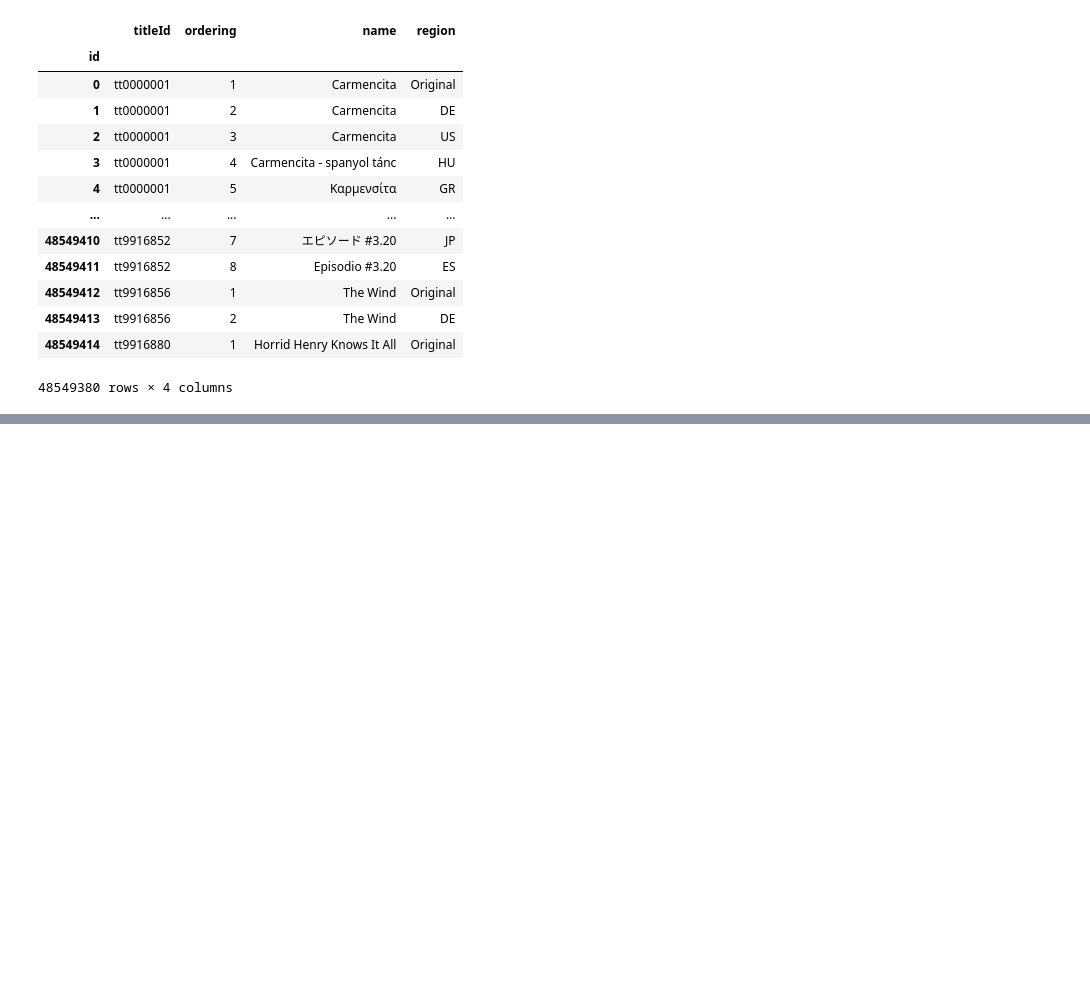
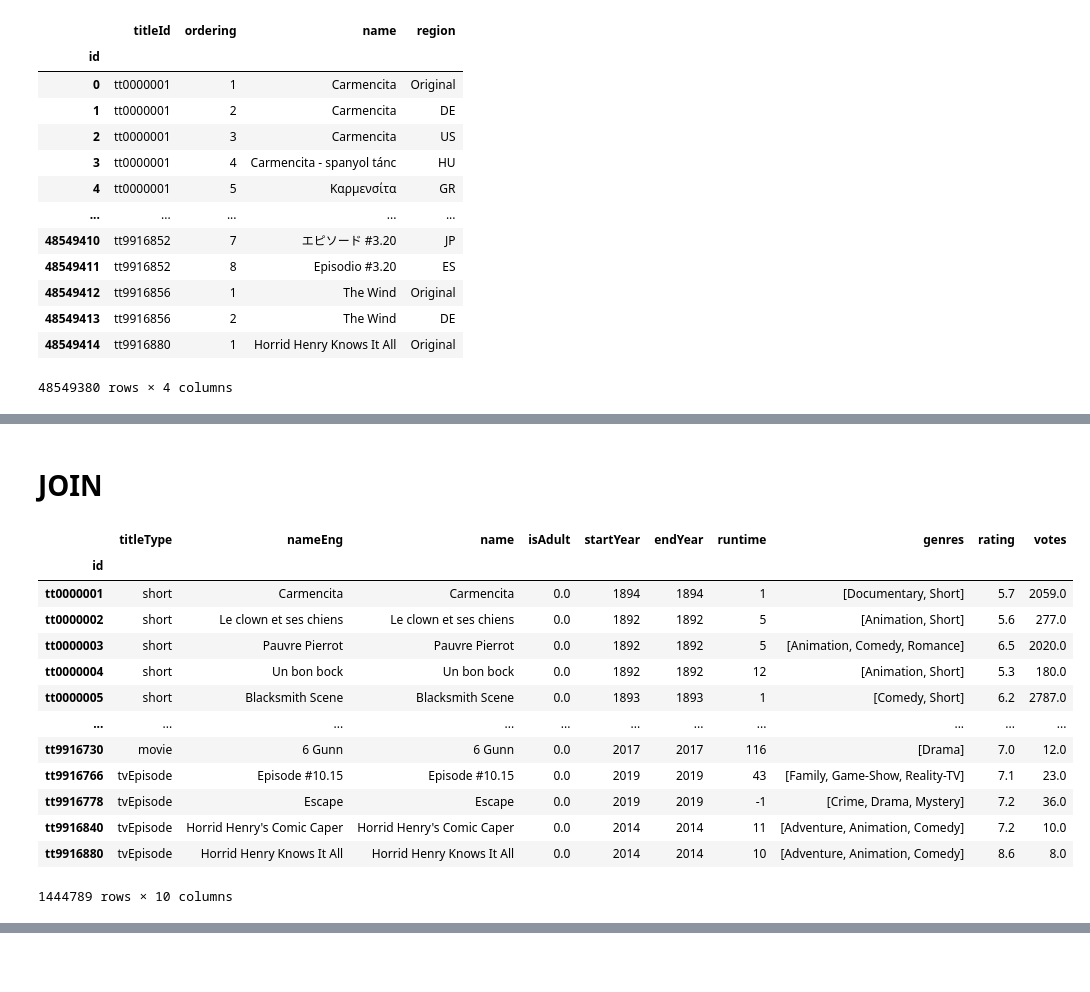
Before and after one commit to danieljaderpellattiero/unive-imdb, a Jupyter notebook: csv_formatter.ipynb, the cells around one changed output, grey strips where cells are left out. Drawn from its saved outputs; the diff is of its cells as text; code cells hidden in the pictures; blank space fills up the shorter version.

```diff
--- a/csv_formatter.ipynb
+++ b/csv_formatter.ipynb
@@ -332,0 +335,5 @@ title_aka
+# %%
+title_ratings=pd.read_csv('title.ratings.tsv', sep='\t', na_values='\\N', index_col='tconst')
+# %%
+title_ratings.rename(columns={'averageRating':'rating','numVotes':'votes'},inplace=True)
+title_ratings.index.name='titleId'
@@ -332,0 +357,23 @@ title_aka
+# %% [markdown]
+# JOIN
+# %%
+title_basics_ratings=title_basics.join(title_ratings)
+# %%
+title_basics_ratings.dropna(subset=["rating"],inplace=True)
+# %%
+title_basics_ratings
+# %% [output]
+|  | titleType | nameEng | name | isAdult | startYear | endYear | runtime | genres | rating | votes |
+| id |  |  |  |  |  |  |  |  |  |  |
+| tt0000001 | short | Carmencita | Carmencita | 0.0 | 1894 | 1894 | 1 | [Documentary, Short] | 5.7 | 2059.0 |
+| tt0000002 | short | Le clown et ses chiens | Le clown et ses chiens | 0.0 | 1892 | 1892 | 5 | [Animation, Short] | 5.6 | 277.0 |
+| tt0000003 | short | Pauvre Pierrot | Pauvre Pierrot | 0.0 | 1892 | 1892 | 5 | [Animation, Comedy, Romance] | 6.5 | 2020.0 |
+| tt0000004 | short | Un bon bock | Un bon bock | 0.0 | 1892 | 1892 | 12 | [Animation, Short] | 5.3 | 180.0 |
+| tt0000005 | short | Blacksmith Scene | Blacksmith Scene | 0.0 | 1893 | 1893 | 1 | [Comedy, Short] | 6.2 | 2787.0 |
+| ... | ... | ... | ... | ... | ... | ... | ... | ... | ... | ... |
+| tt9916730 | movie | 6 Gunn | 6 Gunn | 0.0 | 2017 | 2017 | 116 | [Drama] | 7.0 | 12.0 |
+| tt9916766 | tvEpisode | Episode #10.15 | Episode #10.15 | 0.0 | 2019 | 2019 | 43 | [Family, Game-Show, Reality-TV] | 7.1 | 23.0 |
+| tt9916778 | tvEpisode | Escape | Escape | 0.0 | 2019 | 2019 | -1 | [Crime, Drama, Mystery] | 7.2 | 36.0 |
+| tt9916840 | tvEpisode | Horrid Henry's Comic Caper | Horrid Henry's Comic Caper | 0.0 | 2014 | 2014 | 11 | [Adventure, Animation, Comedy] | 7.2 | 10.0 |
+| tt9916880 | tvEpisode | Horrid Henry Knows It All | Horrid Henry Knows It All | 0.0 | 2014 | 2014 | 10 | [Adventure, Animation, Comedy] | 8.6 | 8.0 |
+1444789 rows × 10 columns
```
Also changed, not shown: parts of 50 cells of this notebook.
